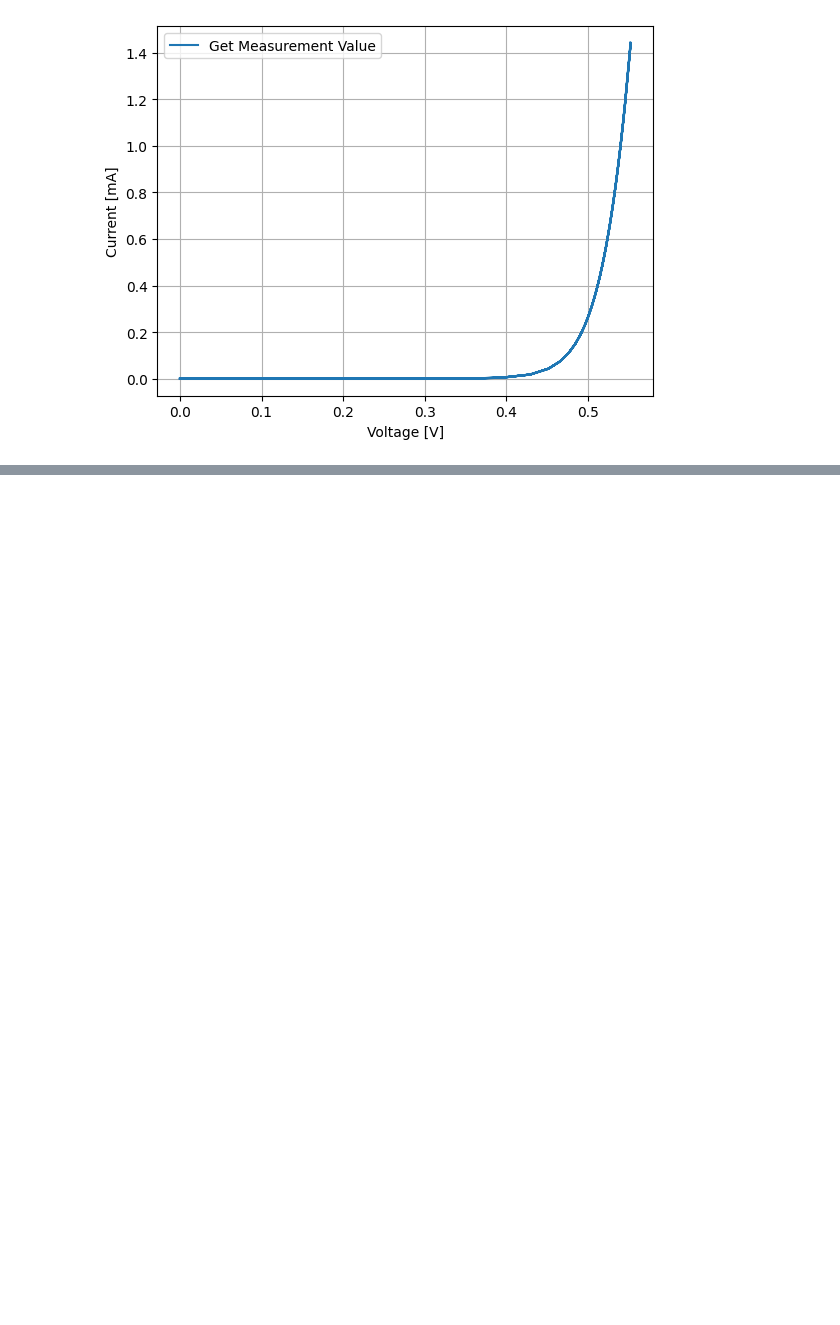
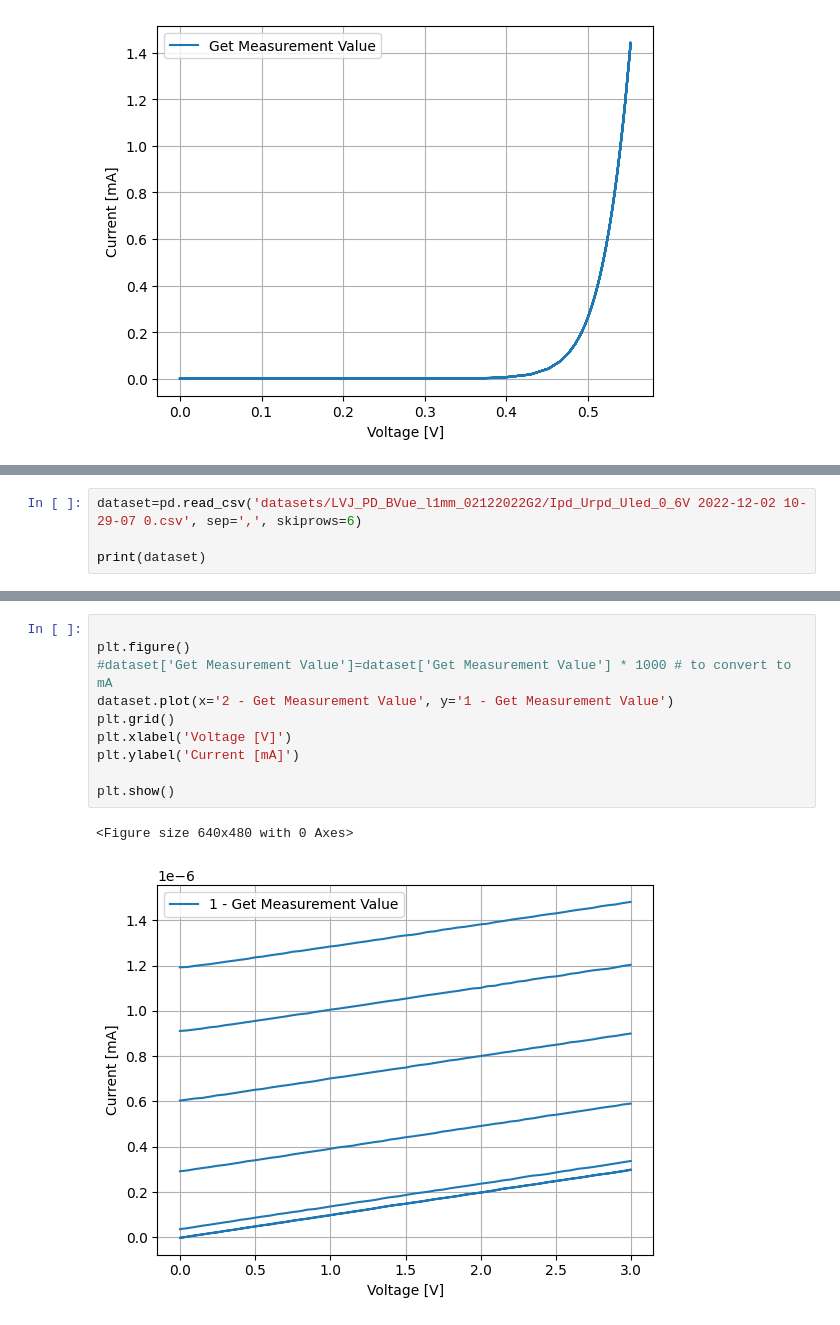
Before and after one commit to mich-j/optoelectronics-is-easier-in-croatian, a Jupyter notebook: visualizations.ipynb, the cells around one changed output, grey strips where cells are left out. Cells and saved outputs as stored; diff of their text form; blank space fills up the shorter version.

```diff
--- a/visualizations.ipynb
+++ b/visualizations.ipynb
@@ -23,0 +86,4 @@ plt.show()
+# %%
+dataset=pd.read_csv('datasets/LVJ_PD_BVue_l1mm_02122022G2/Ipd_Urpd_Uled_0_6V 2022-12-02 10-29-07 0.csv', sep=',', skiprows=6)
+
+print(dataset)
@@ -23,0 +108,13 @@ plt.show()
+# %%
+
+plt.figure()
+#dataset['Get Measurement Value']=dataset['Get Measurement Value'] * 1000 # to convert to mA
+dataset.plot(x='2 - Get Measurement Value', y='1 - Get Measurement Value')
+plt.grid()
+plt.xlabel('Voltage [V]')
+plt.ylabel('Current [mA]')
+
+plt.show()
+# %% [output]
+<Figure size 640x480 with 0 Axes>
+[figure, added]
```
Also changed, not shown: parts of 6 cells of this notebook.
